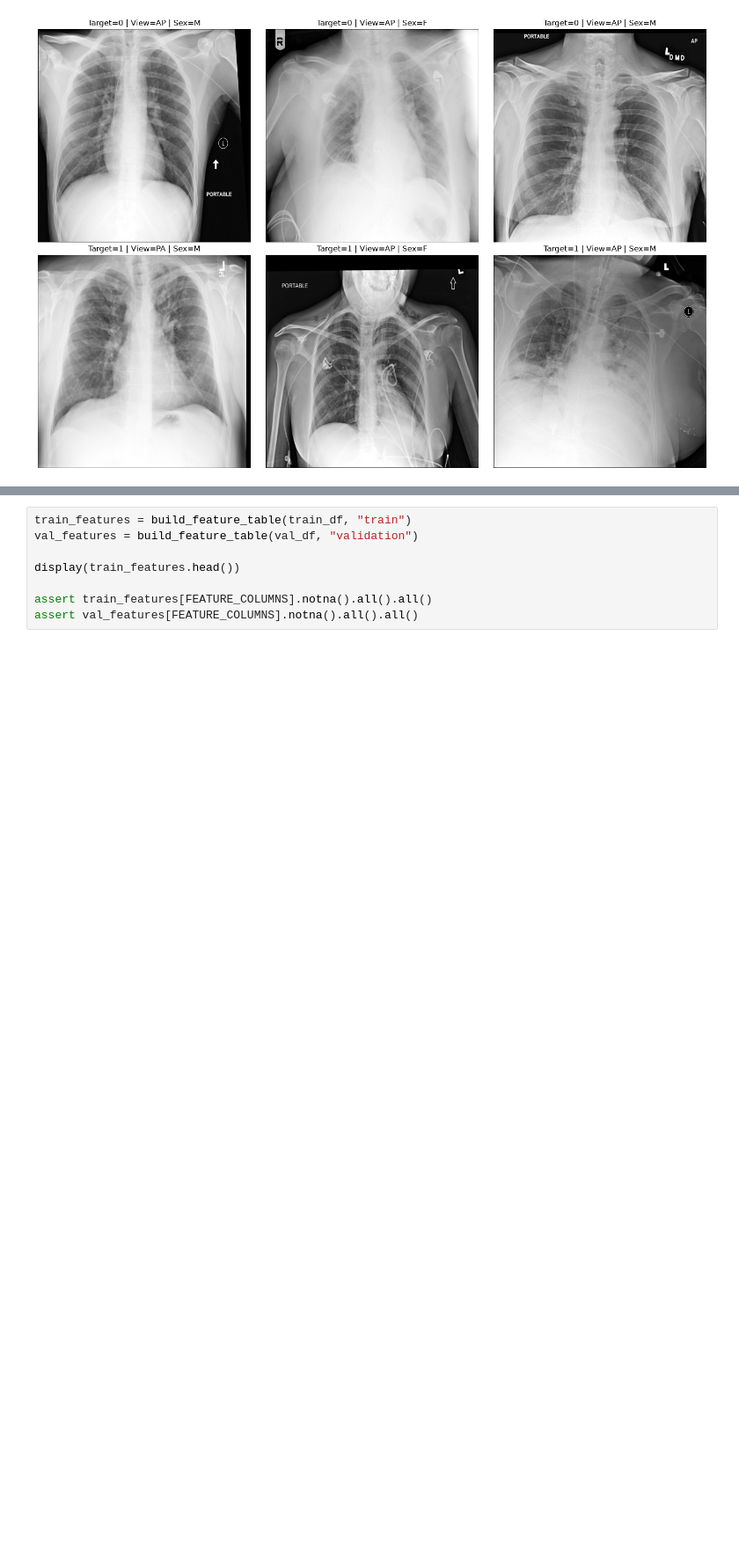
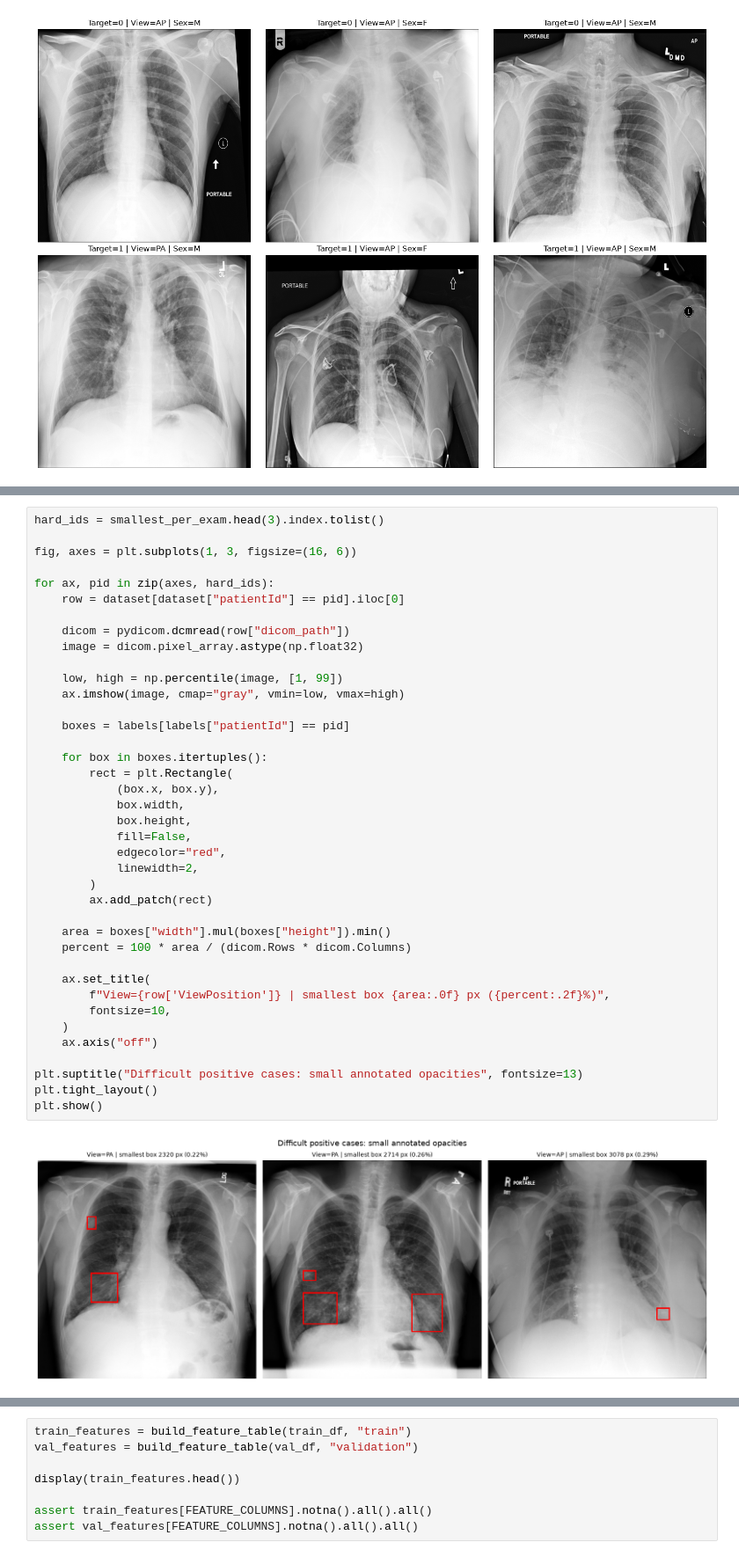
Before and after one commit to mohamedmaherabdalla/MedAI-A1, a Jupyter notebook: working.ipynb, the cells around one changed output, grey strips where cells are left out. Shown at 88% size. Drawn from its saved outputs; the diff is of its cells as text; blank space fills up the shorter version.

```diff
--- a/working.ipynb
+++ b/working.ipynb
@@ -328,3 +352,44 @@ plt.show()
+# %%
+hard_ids = smallest_per_exam.head(3).index.tolist()
+
+fig, axes = plt.subplots(1, 3, figsize=(16, 6))
+
+for ax, pid in zip(axes, hard_ids):
+    row = dataset[dataset["patientId"] == pid].iloc[0]
+
+    dicom = pydicom.dcmread(row["dicom_path"])
+    image = dicom.pixel_array.astype(np.float32)
+
+    low, high = np.percentile(image, [1, 99])
+    ax.imshow(image, cmap="gray", vmin=low, vmax=high)
+
+    boxes = labels[labels["patientId"] == pid]
+
+    for box in boxes.itertuples():
+        rect = plt.Rectangle(
+            (box.x, box.y),
+            box.width,
+            box.height,
+            fill=False,
+            edgecolor="red",
+            linewidth=2,
+        )
+        ax.add_patch(rect)
+
+    area = boxes["width"].mul(boxes["height"]).min()
+    percent = 100 * area / (dicom.Rows * dicom.Columns)
+
+    ax.set_title(
+        f"View={row['ViewPosition']} | smallest box {area:.0f} px ({percent:.2f}%)",
+        fontsize=10,
+    )
+    ax.axis("off")
+
+plt.suptitle("Difficult positive cases: small annotated opacities", fontsize=13)
+plt.tight_layout()
+plt.show()
+# %% [output]
+[figure, added]
 # %%
 # day2
 
```
Also changed, not shown: parts of 4 cells of this notebook.
